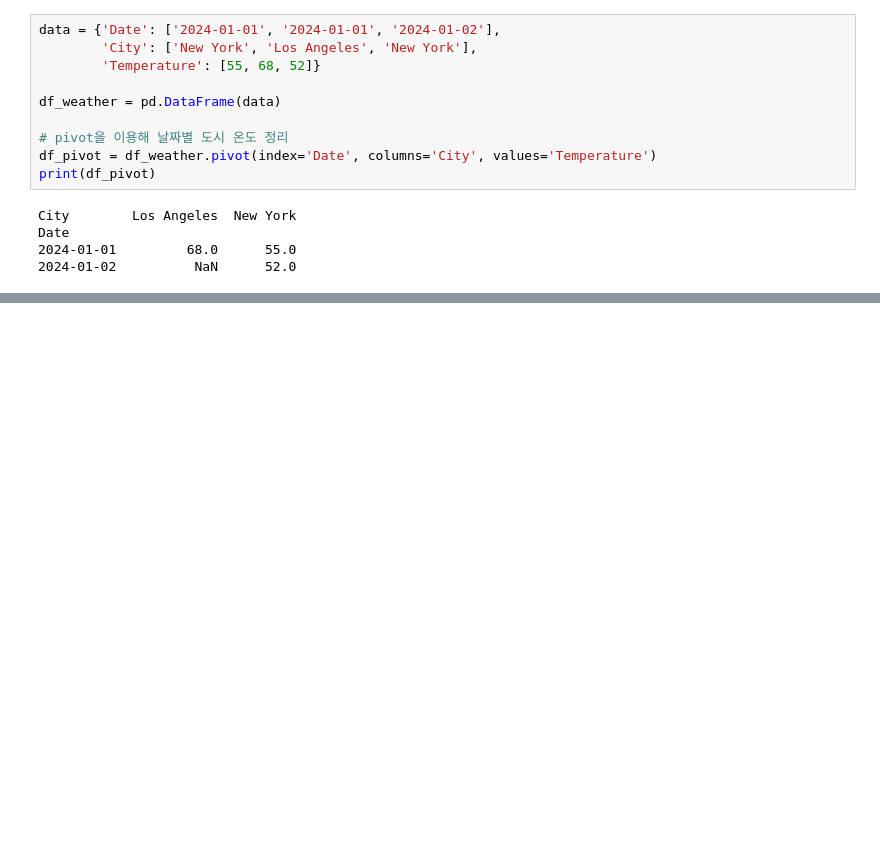
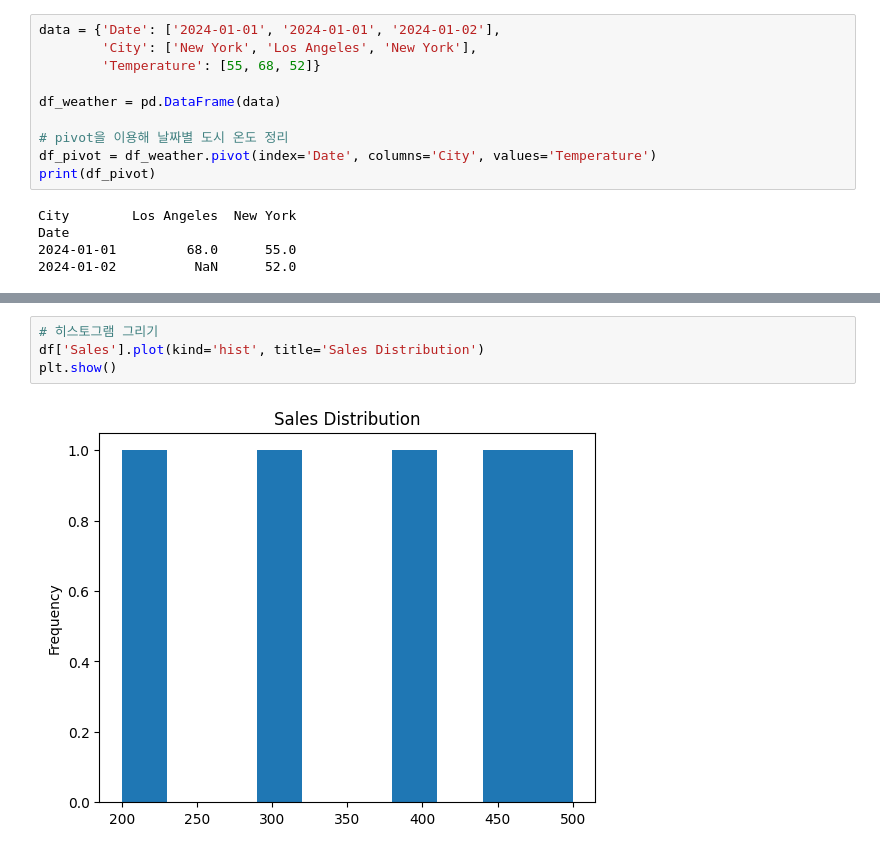
Before and after one commit to clachic00/data_analysis, a Jupyter notebook: pandas_exercise.ipynb, the cells around one changed output, grey strips where cells are left out. Cells and saved outputs as stored; diff of their text form; blank space fills up the shorter version.

```diff
--- a/pandas_exercise.ipynb
+++ b/pandas_exercise.ipynb
@@ -311,0 +607,6 @@ South      NaN  400.0
+# %%
+# 히스토그램 그리기
+df['Sales'].plot(kind='hist', title='Sales Distribution')
+plt.show()
+# %% [output]
+[figure, added]
```
Also changed, not shown: parts of 39 cells of this notebook, 5 other files.
